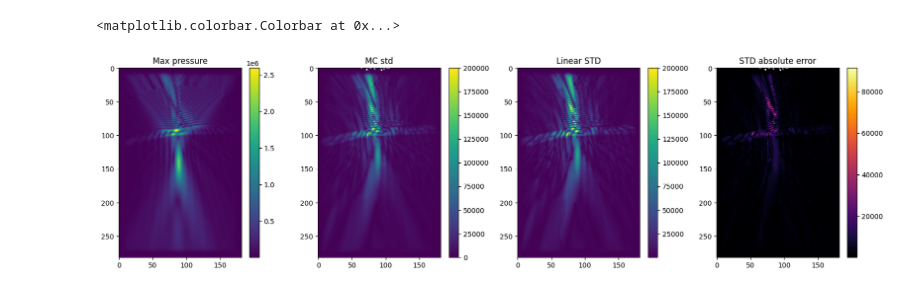
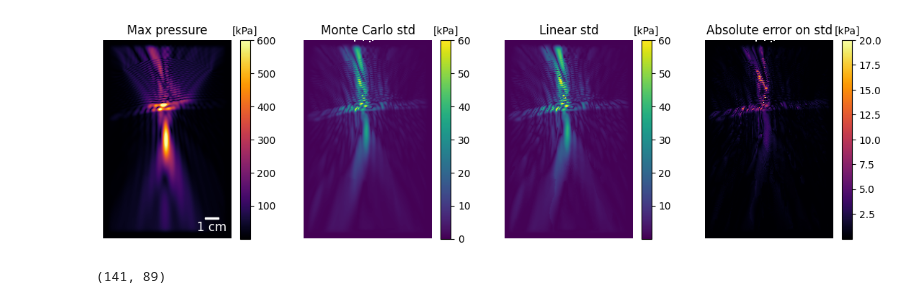
Before and after one commit to ucl-bug/linear-uncertainty, a Jupyter notebook: Figures.ipynb, the cells around one changed output. Cells and saved outputs as stored; diff of their text form; code cells hidden in the pictures.

```diff
--- a/Figures.ipynb
+++ b/Figures.ipynb
@@ -5,5 +8,6 @@ import numpy as np
 # %%
 folder = 'mc_500k'
+dx = 0.5
 
 results = loadmat(f"{folder}/uq_large.mat")
 pressure = results["pressure"]
@@ -13,3 +17,8 @@ cov_mc = results["cov_mc"]
 # To std
 std = np.sqrt(cov)
 std_mc = np.sqrt(cov_mc)
+
+# Scaling to intercomparison values (in kPa)
+pressure = pressure * 60_000 / 1.8513e+05 / 1e3
+std = std * 60_000 / 1.8513e+05 / 1e3
+std_mc = std_mc * 60_000 / 1.8513e+05 / 1e3
@@ -16,24 +94,59 @@ std_mc = np.sqrt(cov_mc)
 # %%
-import numpy as np
+fig, ax = plt.subplots(1,4,figsize=(17/1.5,5/1.5))
 
-fig, ax = plt.subplots(1,4,figsize=(20,5))
+im = ax[0].imshow(pressure, cmap="inferno", vmax=600)
+ax[0].set_title("Max pressure")
+ax[0].set_axis_off()
+cbar = fig.colorbar(im, ax=ax[0])
+cbar.ax.get_yaxis().labelpad = 5
+cbar.ax.set_title("[kPa]",size=10)
 
-im = ax[0].imshow(pressure)
-ax[0].set_title("Max pressure")
-plt.colorbar(im, ax=ax[0])
+# Scale bar
+fontprops = fm.FontProperties(size=12)
+scalebar = AnchoredSizeBar(
+    ax[0].transData,
+    20, '1 cm', 'lower right',
+    pad=0.3,
+    color='white',
+    frameon=False,
+    size_vertical=2,
+    fontproperties=fontprops)
+ax[0].add_artist(scalebar)
 
-im = ax[1].imshow(std_mc, vmax=2e5)
-ax[1].set_title("MC std")
-plt.colorbar(im, ax=ax[1])
+im = ax[1].imshow(std_mc, vmax=60)
+ax[1].set_title("Monte Carlo std")
+cbar = fig.colorbar(im, ax=ax[1])
+cbar.ax.get_yaxis().labelpad = 5
+cbar.ax.set_title("[kPa]",size=10)
+ax[1].set_axis_off()
 
-im = ax[2].imshow(std, vmax=2e5)
-ax[2].set_title("Linear STD")
-plt.colorbar(im, ax=ax[2])
+im = ax[2].imshow(std, vmax=60)
+ax[2].set_title("Linear std")
+cbar = fig.colorbar(im, ax=ax[2])
+cbar.ax.get_yaxis().labelpad = 5
+cbar.ax.set_title("[kPa]",size=10)
+ax[2].set_axis_off()
 
-im = ax[3].imshow(np.abs(std - std_mc), cmap="inferno")
-ax[3].set_title("STD absolute error")
-plt.colorbar(im, ax=ax[3])
+im = ax[3].imshow(np.abs(std - std_mc), cmap="inferno", vmax=20)
+ax[3].set_title("Absolute error on std")
+cbar = fig.colorbar(im, ax=ax[3])
+cbar.ax.get_yaxis().labelpad = 5
+cbar.ax.set_title("[kPa]",size=10)
+ax[3].set_axis_off()
+
+plt.tight_layout()
+
+plt.savefig('figures/pressure_std_error.eps', format='eps')
 # %% [output]
-<matplotlib.colorbar.Colorbar at 0x...>
-[figure, old version]
+[figure, new version]
+# %%
+# Finding peak location
+new_pressure = pressure + 0.0
+new_pressure[:120] = 0.0
+
+idx = np.argmax(new_pressure)
+r_peak, c_peak = np.unravel_index(idx, new_pressure.shape)
+r_peak, c_peak
+# %% [output]
+(141, 89)
 # %%
```
Also changed, not shown: parts of 13 cells of this notebook, 13 other files.
